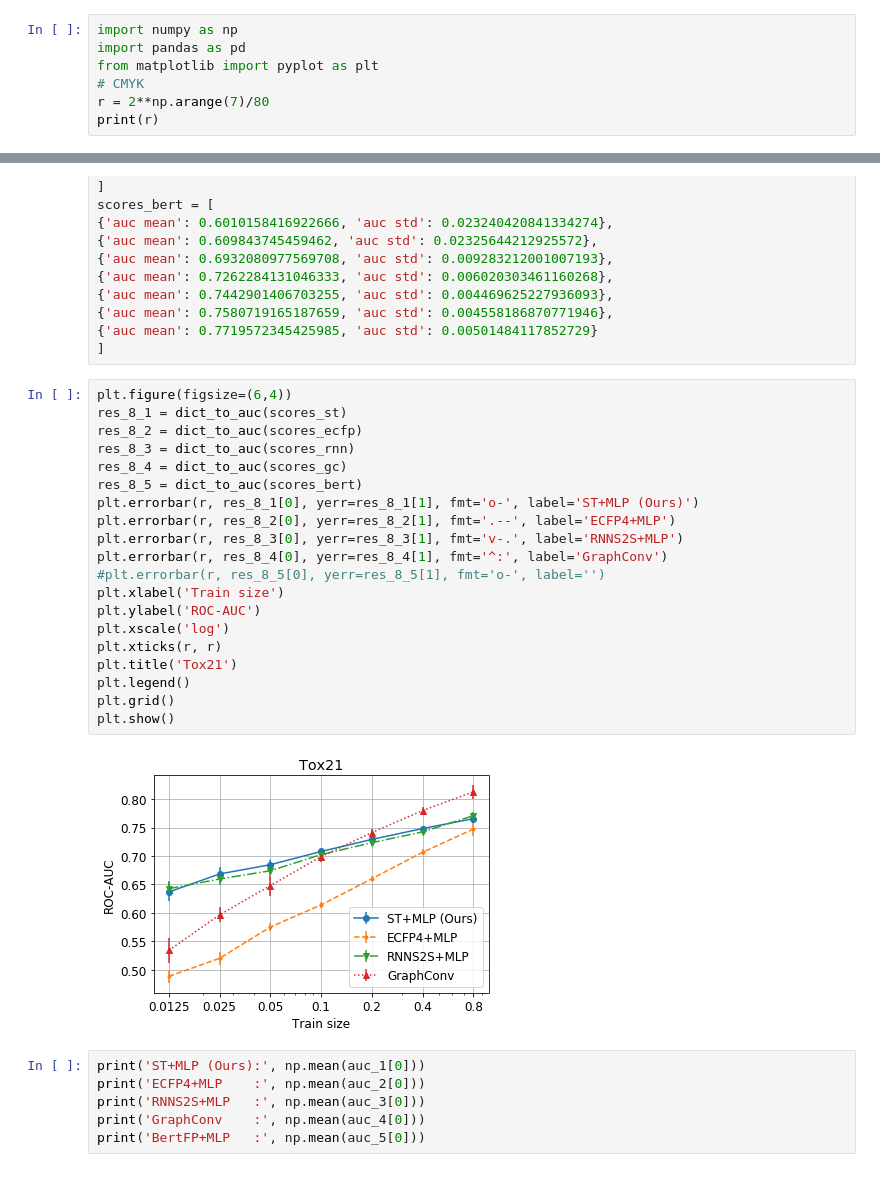
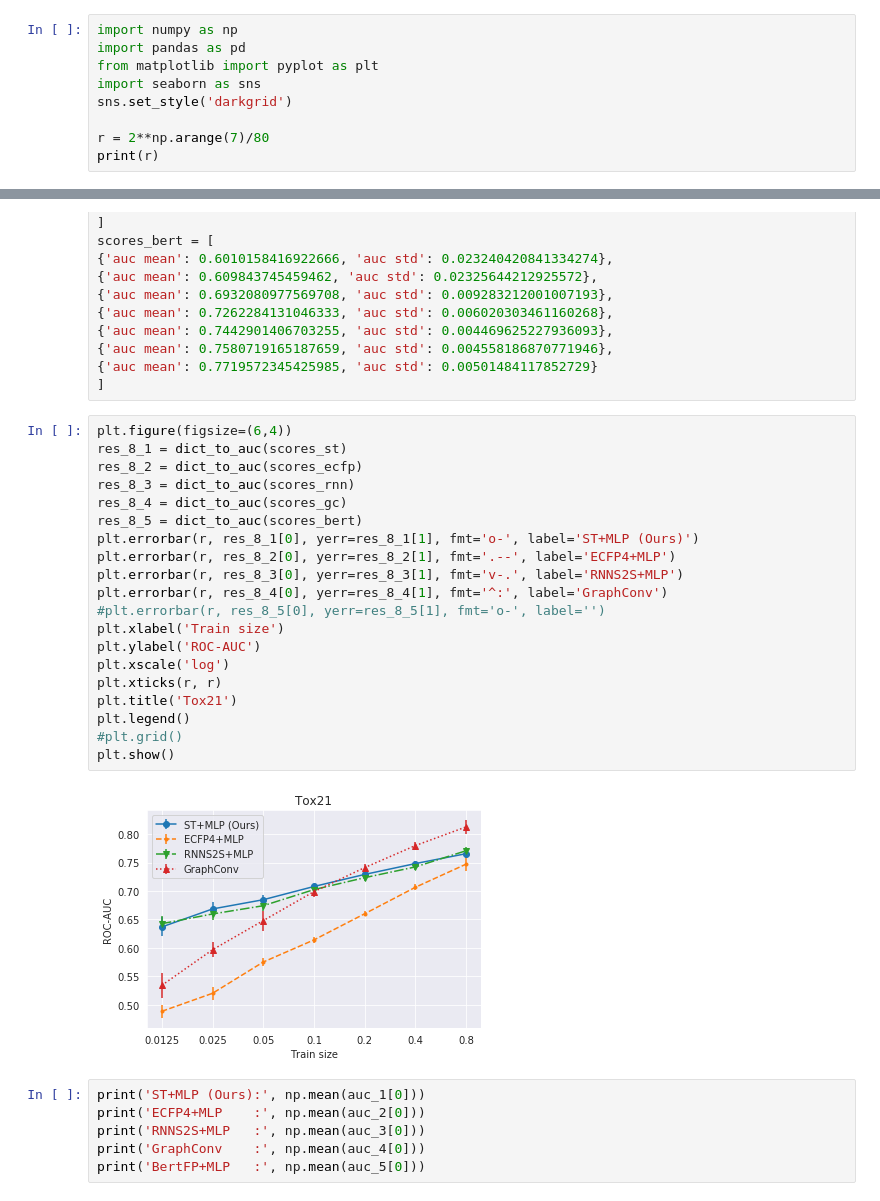
Before and after one commit to DSPsleeporg/smiles-transformer, a Jupyter notebook: smiles_transformer/baseline.ipynb, the cells around one changed output, grey strips where cells are left out. Cells and saved outputs as stored; diff of their text form.

```diff
--- a/smiles_transformer/baseline.ipynb
+++ b/smiles_transformer/baseline.ipynb
@@ -2,7 +2,9 @@
 import numpy as np
 import pandas as pd
 from matplotlib import pyplot as plt
-# CMYK
+import seaborn as sns
+sns.set_style('darkgrid')
+
 r = 2**np.arange(7)/80
 print(r)
 # %% [output]
@@ -649,25 +643,25 @@ scores_bert = [
 # %%
 plt.figure(figsize=(6,4))
 res_8_1 = dict_to_auc(scores_st)
 res_8_2 = dict_to_auc(scores_ecfp)
 res_8_3 = dict_to_auc(scores_rnn)
 res_8_4 = dict_to_auc(scores_gc)
 res_8_5 = dict_to_auc(scores_bert)
 plt.errorbar(r, res_8_1[0], yerr=res_8_1[1], fmt='o-', label='ST+MLP (Ours)')
 plt.errorbar(r, res_8_2[0], yerr=res_8_2[1], fmt='.--', label='ECFP4+MLP')
 plt.errorbar(r, res_8_3[0], yerr=res_8_3[1], fmt='v-.', label='RNNS2S+MLP')
 plt.errorbar(r, res_8_4[0], yerr=res_8_4[1], fmt='^:', label='GraphConv')
 #plt.errorbar(r, res_8_5[0], yerr=res_8_5[1], fmt='o-', label='')
 plt.xlabel('Train size')
 plt.ylabel('ROC-AUC')
 plt.xscale('log')
 plt.xticks(r, r)
 plt.title('Tox21')
 plt.legend()
-plt.grid()
+#plt.grid()
 plt.show()
 # %% [output]
-[figure, old version]
+[figure, new version]
 # %%
 print('ST+MLP (Ours):', np.mean(auc_1[0]))
 print('ECFP4+MLP    :', np.mean(auc_2[0]))
```
Also changed, not shown: parts of 16 cells of this notebook, 6 other files.
